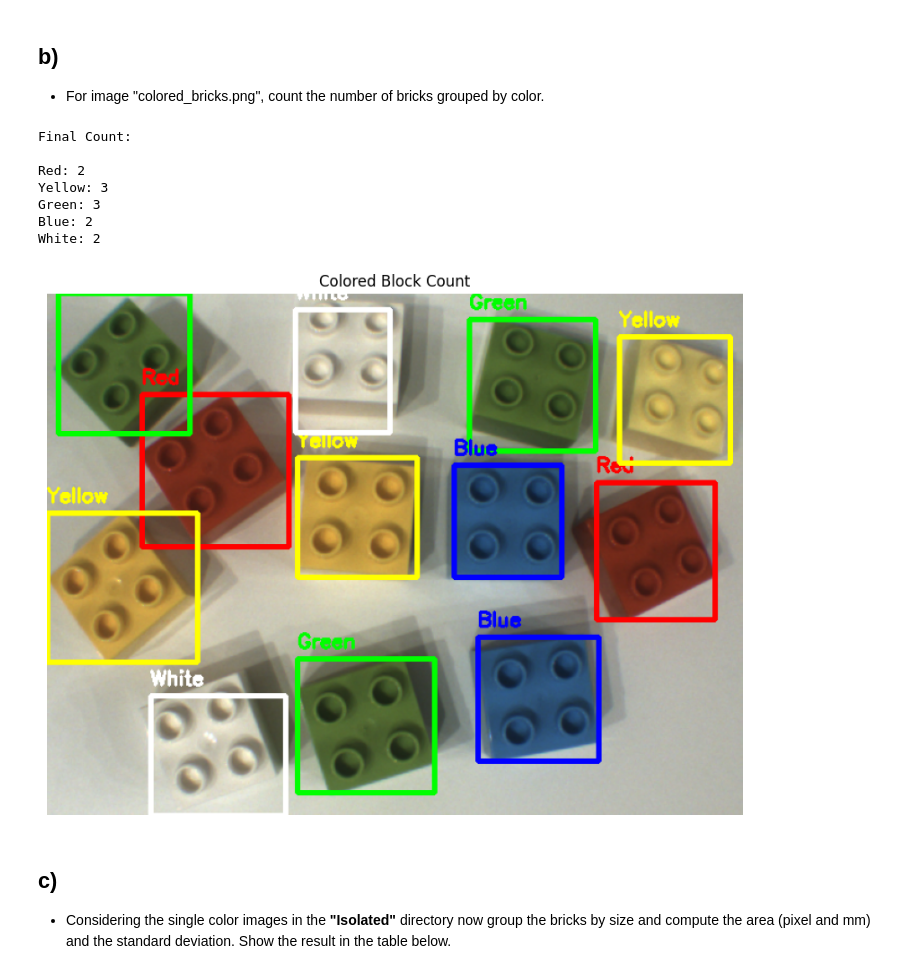
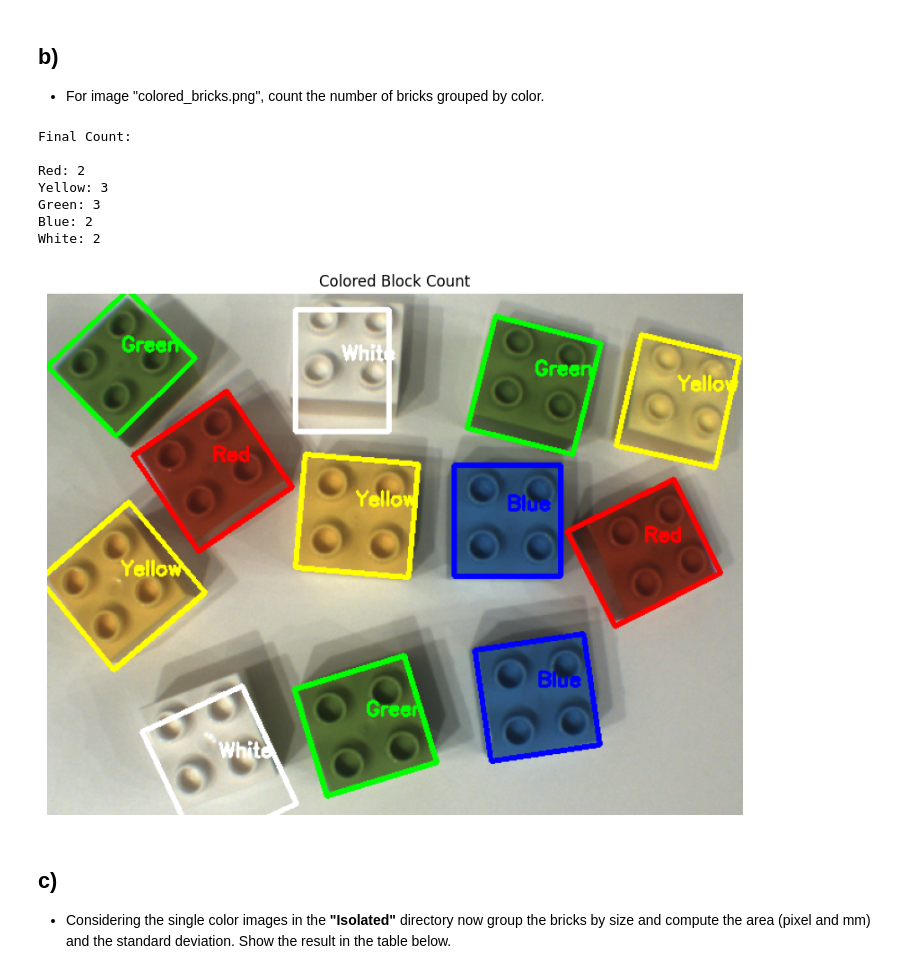
Before and after one commit to gsferreira-tec/vcomp, a Jupyter notebook: assignment-1/Assignment_1.ipynb, the cells around one changed output. Drawn from its saved outputs; the diff is of its cells as text; code cells hidden in the pictures.

```diff
--- a/assignment-1/Assignment_1.ipynb
+++ b/assignment-1/Assignment_1.ipynb
@@ -381,39 +393,41 @@ def color_brick_counter(img_path):
 
         # count the bricks and draw boxes around them
         for contour in contours:
-            x, y, w, h = cv2.boundingRect(contour)
+            rect = cv2.minAreaRect(contour)
+            (center_x, center_y), (w,h), angle = rect
 
             # ignore very small details by specifying a min area
             if (w * h) > 3500:
                 color_counts[color_name]+=1
+                box = cv2.boxPoints(rect)
+                box = np.int32(box)
 
-                # draw the rect around the brick
-                cv2.rectangle(img_rgb, (x,y), (x+w, y+h), box_colors[color_name], 4)
+                cv2.drawContours(img_rgb, [box], 0, box_colors[color_name], 4)
 
                 # label the rectable with the name of the color
-                cv2.putText(img_rgb, color_name, (x, y-10), cv2.FONT_HERSHEY_SIMPLEX, 0.6, box_colors[color_name], 2)
+                cv2.putText(img_rgb, color_name, (int(center_x), int(center_y-10)), cv2.FONT_HERSHEY_SIMPLEX, 0.6, box_colors[color_name], 2)
 
     # finally display the results
     print("Final Count:\n")
     for color, count in color_counts.items():
         print(f"{color}: {count}")
     # plot the final image (img_rgb)
     plt.figure(figsize=(10, 10))
     plt.imshow(img_rgb)
     plt.title("Colored Block Count")
     plt.axis("off")
     plt.show()
 
-color_brick_counter(isolated_dir/'colored_bricks.png')
+color_brick_counter(str(isolated_dir/'colored_bricks.png'))
 # %% [output]
 Final Count:
 
 Red: 2
 Yellow: 3
 Green: 3
 Blue: 2
 White: 2
-[figure, old version]
+[figure, new version]
 # %% [markdown]
 ## **c)**
 - Considering the single color images in the **"Isolated"** directory now group the bricks by size and compute the area (pixel and mm) and the standard deviation. Show the result in the table below.
```
Also changed, not shown: parts of 3 cells of this notebook.
